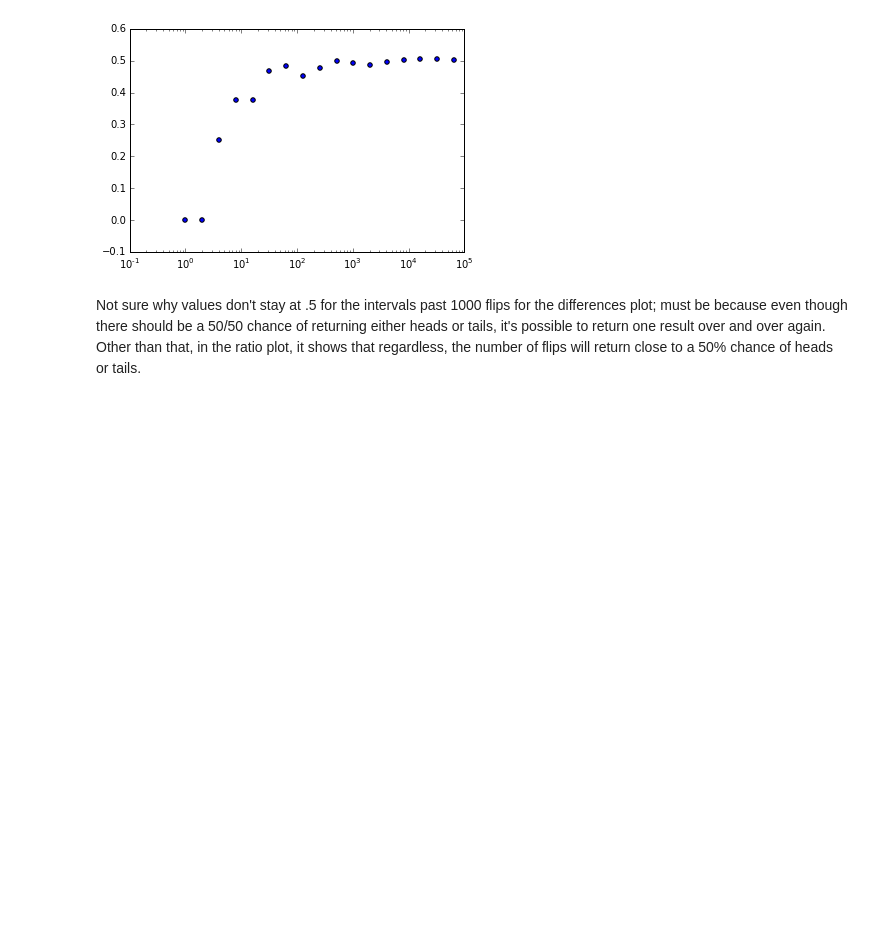
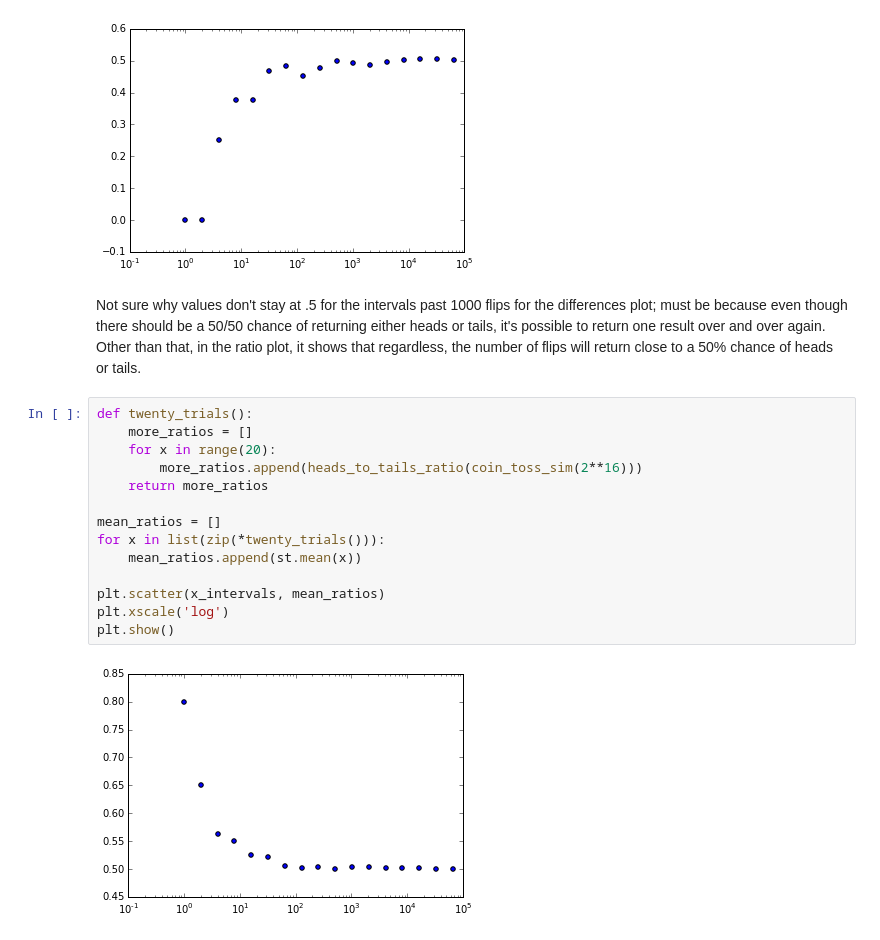
Before and after one commit to kasalak/Flipping-Out, a Jupyter notebook: HW10/Coin-Flips.ipynb, the cells around one changed output. Saved outputs shown, nothing was run; the diff lists cells and outputs as text; blank space fills up the shorter version.

```diff
--- a/HW10/Coin-Flips.ipynb
+++ b/HW10/Coin-Flips.ipynb
@@ -77,3 +77,19 @@ plt.show()
 [figure]
 # %% [markdown]
 Not sure why values don't stay at .5 for the intervals past 1000 flips for the differences plot; must be because even though there should be a 50/50 chance of returning either heads or tails, it's possible to return one result over and over again. Other than that, in the ratio plot, it shows that regardless, the number of flips will return close to a 50% chance of heads or tails.
+# %%
+def twenty_trials():
+    more_ratios = []
+    for x in range(20):
+        more_ratios.append(heads_to_tails_ratio(coin_toss_sim(2**16)))
+    return more_ratios
+
+mean_ratios = []
+for x in list(zip(*twenty_trials())):
+    mean_ratios.append(st.mean(x))
+
+plt.scatter(x_intervals, mean_ratios)
+plt.xscale('log')
+plt.show()
+# %% [output]
+[figure, added]
```
Also changed, not shown: parts of 3 cells of this notebook.
